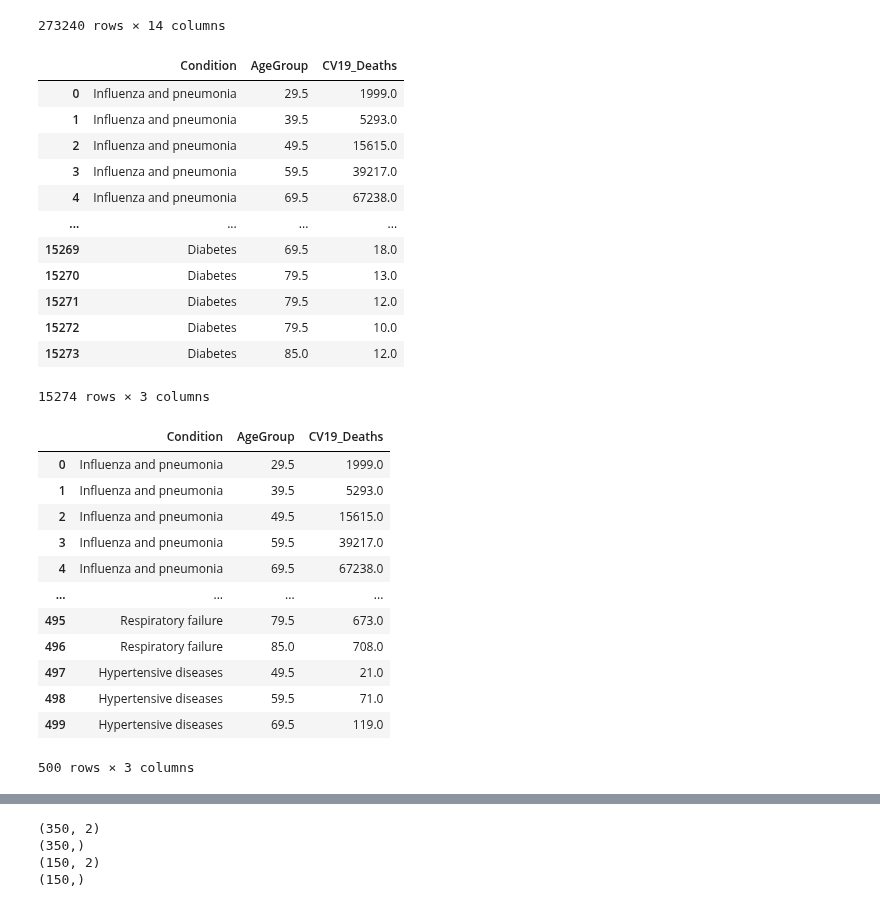
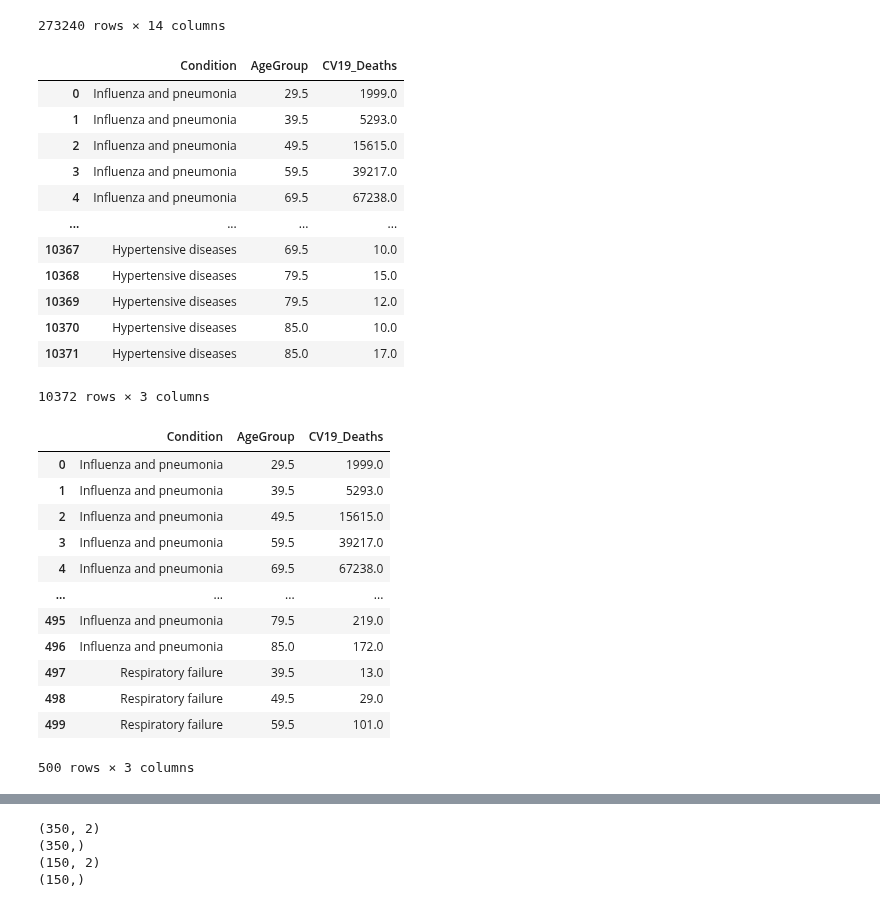
Before and after one commit to JScottLopez/github-ds, a Jupyter notebook: TIM_6500_JSLopez.ipynb, the cells around one changed output, grey strips where cells are left out. Cells and saved outputs as stored; diff of their text form; code cells hidden in the pictures.

```diff
--- a/TIM_6500_JSLopez.ipynb
+++ b/TIM_6500_JSLopez.ipynb
@@ -599,7 +607,6 @@ display(df)
 273240 rows × 14 columns
 # %%
 #begin data cleansing
-
 df.rename(columns={'Age Group': 'AgeGroup', 'COVID-19 Deaths': 'CV19_Deaths', 'Condition Group': 'ConditionGroup'}, inplace=True)
 
 #drop all null values in CV19_Deaths column
@@ -654,6 +661,10 @@ row_index = df[df['Condition'] == 'Renal failure'].index
 df.drop(row_index, inplace = True)
 row_index = df[df['Condition'] == 'COVID-19'].index
 df.drop(row_index, inplace = True)
+row_index = df[df['Condition'] == 'Diabetes'].index
+df.drop(row_index, inplace = True)
+row_index = df[df['Condition'] == 'Ischemic heart disease'].index
+df.drop(row_index, inplace = True)
 row_index = df[df['AgeGroup'] == '0-24'].index
 df.drop(row_index, inplace = True)
 
@@ -670,42 +681,44 @@ df['AgeGroup']=df['AgeGroup'].str.replace('45-54','49.5')
 df['AgeGroup']=df['AgeGroup'].str.replace('55-64','59.5')
 df['AgeGroup']=df['AgeGroup'].str.replace('65-74','69.5')
 df['AgeGroup']=df['AgeGroup'].str.replace('75-84','79.5')
 df['AgeGroup']=df['AgeGroup'].str.replace('+','')
 df['AgeGroup'] = df['AgeGroup'].astype(float, errors = 'raise')
 
 #df['Condition']=df['Condition'].str.replace('Adult respiratory distress syndrome','1.0')
 #df['Condition']=df['Condition'].str.replace('COVID-19','2.0')
 #df['Condition']=df['Condition'].str.replace('Cardiac arrest','3.0')
 #df['Condition']=df['Condition'].str.replace('Diabetes','4.0')
 #df['Condition']=df['Condition'].str.replace('Hypertensive diseases','5.0')
 #df['Condition']=df['Condition'].str.replace('Influenza and pneumonia','6.0')
 #df['Condition']=df['Condition'].str.replace('Ischemic heart disease','7.0')
 #df['Condition']=df['Condition'].str.replace('Renal failure','8.0')
 #df['Condition']=df['Condition'].str.replace('Respiratory failure','9.0')
 #df['Condition']=df['Condition'].str.replace('Sepsis','10.0')
 #df['Condition'] = df['Condition'].astype(float, errors = 'raise')
 
 #df = pd.get_dummies(df, prefix='Condition', prefix_sep='.', columns=['Condition'], drop_first=True)
 
 df = df.reset_index(drop=True)
 display(df)
 # %% [output]
 |  | Condition | AgeGroup | CV19_Deaths |
 | 0 | Influenza and pneumonia | 29.5 | 1999.0 |
 | 1 | Influenza and pneumonia | 39.5 | 5293.0 |
 | 2 | Influenza and pneumonia | 49.5 | 15615.0 |
 | 3 | Influenza and pneumonia | 59.5 | 39217.0 |
 | 4 | Influenza and pneumonia | 69.5 | 67238.0 |
 | ... | ... | ... | ... |
-| 15269 | Diabetes | 69.5 | 18.0 |
-| 15270 | Diabetes | 79.5 | 13.0 |
-| 15271 | Diabetes | 79.5 | 12.0 |
-| 15272 | Diabetes | 79.5 | 10.0 |
-| 15273 | Diabetes | 85.0 | 12.0 |
+| 10367 | Hypertensive diseases | 69.5 | 10.0 |
+| 10368 | Hypertensive diseases | 79.5 | 15.0 |
+| 10369 | Hypertensive diseases | 79.5 | 12.0 |
+| 10370 | Hypertensive diseases | 85.0 | 10.0 |
+| 10371 | Hypertensive diseases | 85.0 | 17.0 |
-15274 rows × 3 columns
+10372 rows × 3 columns
 # %%
+#reduce data set to manageable size
+
 x=500
-y=29246
+y=12545
 df.loc[x:y].index
 df.drop(df.loc[x:y].index, inplace=True)
 display(df)
@@ -717,10 +730,10 @@ display(df)
 | 3 | Influenza and pneumonia | 59.5 | 39217.0 |
 | 4 | Influenza and pneumonia | 69.5 | 67238.0 |
 | ... | ... | ... | ... |
-| 495 | Respiratory failure | 79.5 | 673.0 |
-| 496 | Respiratory failure | 85.0 | 708.0 |
-| 497 | Hypertensive diseases | 49.5 | 21.0 |
-| 498 | Hypertensive diseases | 59.5 | 71.0 |
-| 499 | Hypertensive diseases | 69.5 | 119.0 |
+| 495 | Influenza and pneumonia | 79.5 | 219.0 |
+| 496 | Influenza and pneumonia | 85.0 | 172.0 |
+| 497 | Respiratory failure | 39.5 | 13.0 |
+| 498 | Respiratory failure | 49.5 | 29.0 |
+| 499 | Respiratory failure | 59.5 | 101.0 |
 500 rows × 3 columns
 # %%
```
Also changed, not shown: parts of 13 cells of this notebook.
